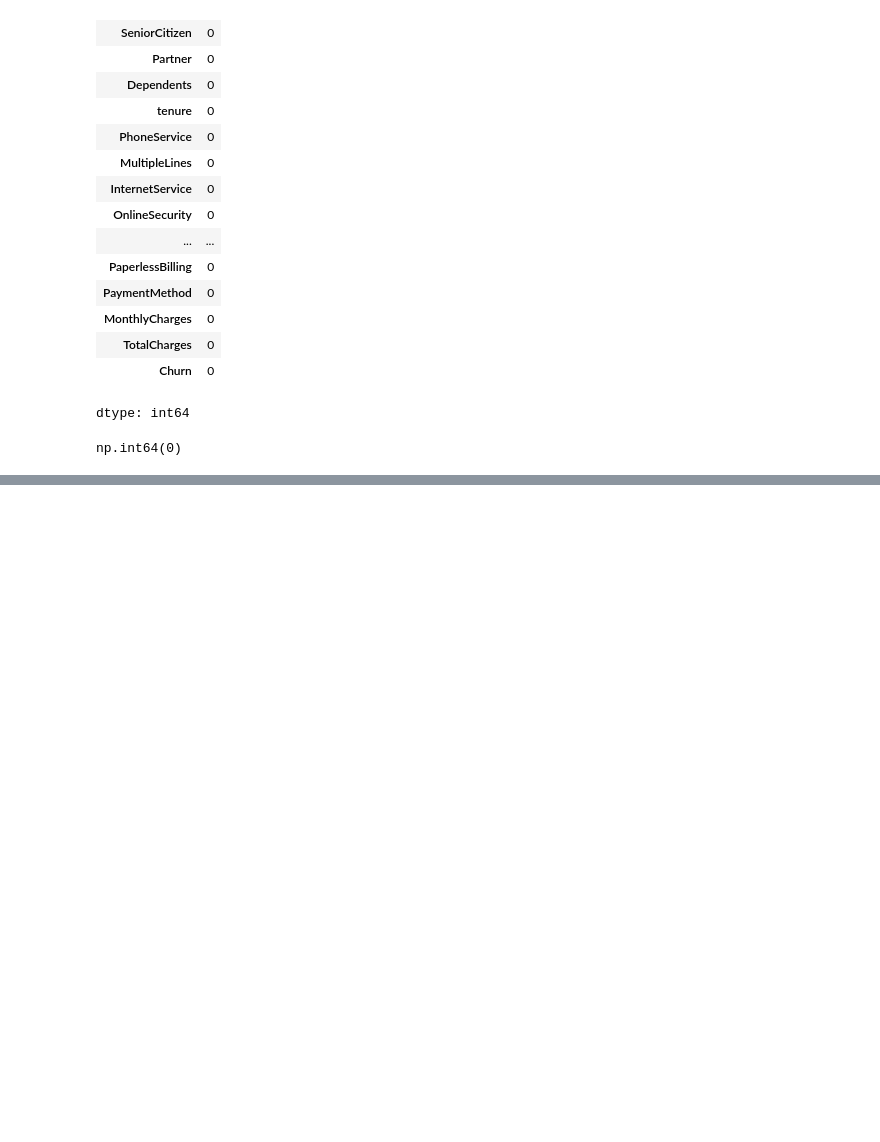
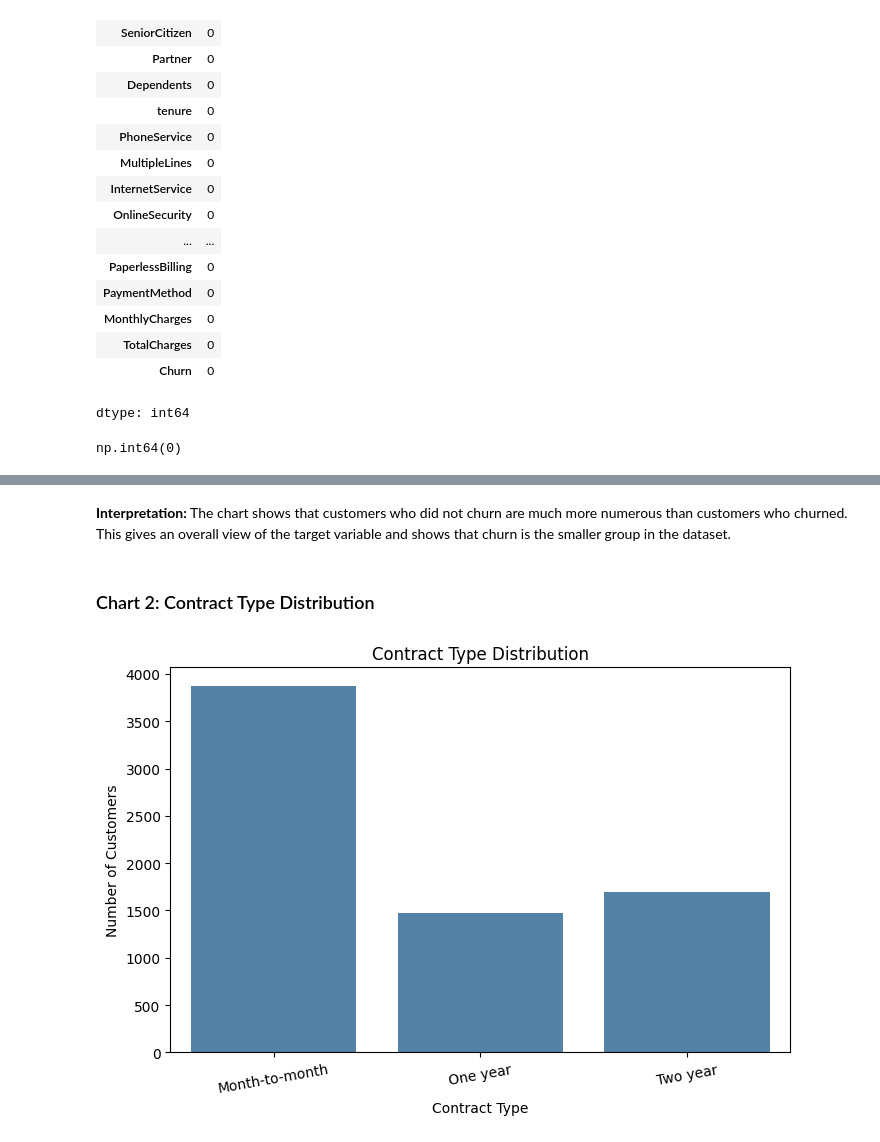
Before and after one commit to sriranjanisrivatsa93/Telco-Data-Analytics, a Jupyter notebook: Telco_Customer_Churn_Analysis.ipynb, the cells around one changed output, grey strips where cells are left out. Cells and saved outputs as stored; diff of their text form; code cells hidden in the pictures; blank space fills up the shorter version.

```diff
--- a/Telco_Customer_Churn_Analysis.ipynb
+++ b/Telco_Customer_Churn_Analysis.ipynb
@@ -197,0 +577,14 @@ np.int64(0)
+# %% [markdown]
+**Interpretation:** The chart shows that customers who did not churn are much more numerous than customers who churned. This gives an overall view of the target variable and shows that churn is the smaller group in the dataset.
+# %% [markdown]
+### Chart 2: Contract Type Distribution
+# %%
+plt.figure(figsize=(8,5))
+sns.countplot(data=df, x='Contract', color='steelblue')
+plt.title('Contract Type Distribution')
+plt.xlabel('Contract Type')
+plt.ylabel('Number of Customers')
+plt.xticks(rotation=10)
+plt.show()
+# %% [output]
+[figure, added]
```
Also changed, not shown: parts of 79 cells of this notebook, 4 other files.
